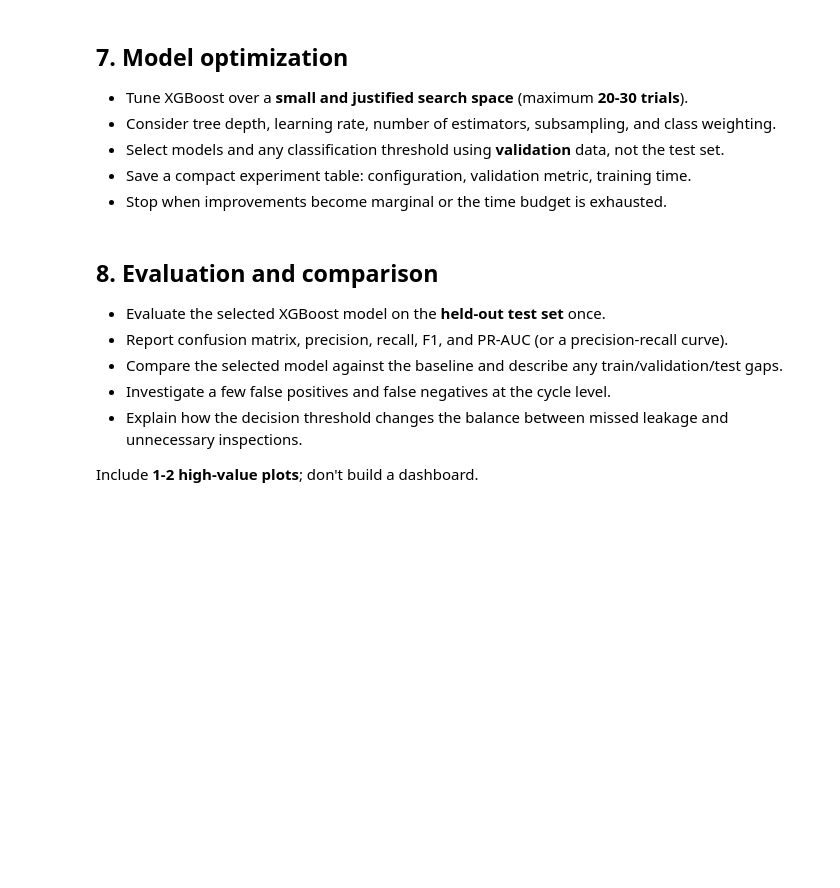
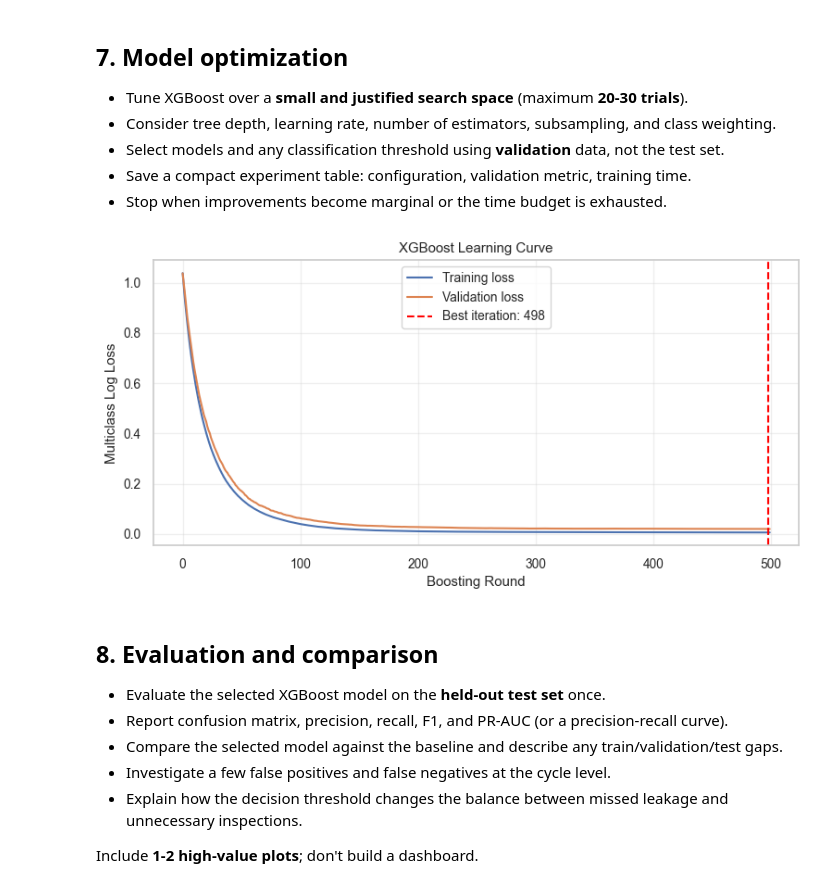
Before and after one commit to EladJoseph/Data-Science-Project---ML-classification-, a Jupyter notebook: Revised_Data_Science_Pipeline_XGBoost_SHAP_Audio_LIME.ipynb, the cells around one changed output. Drawn from its saved outputs; the diff is of its cells as text; code cells hidden in the pictures; blank space fills up the shorter version.

```diff
--- a/Revised_Data_Science_Pipeline_XGBoost_SHAP_Audio_LIME.ipynb
+++ b/Revised_Data_Science_Pipeline_XGBoost_SHAP_Audio_LIME.ipynb
@@ -840,4 +1112,28 @@ Two models are enough for the required scope. A Random Forest is optional, not m
 - Save a compact experiment table: configuration, validation metric, training time.
 - Stop when improvements become marginal or the time budget is exhausted.
 # %%
-# TODO: Run a bounded tuning experiment and record the selected configuration.
+results = xgb_model.evals_result()
+
+train_loss = results["validation_0"]["mlogloss"]
+val_loss = results["validation_1"]["mlogloss"]
+
+plt.figure(figsize=(9, 4))
+
+plt.plot(train_loss, label="Training loss")
+plt.plot(val_loss, label="Validation loss")
+
+plt.axvline(
+    xgb_model.best_iteration,
+    color="red",
+    linestyle="--",
+    label=f"Best iteration: {xgb_model.best_iteration}"
+)
+
+plt.xlabel("Boosting Round")
+plt.ylabel("Multiclass Log Loss")
+plt.title("XGBoost Learning Curve")
+plt.legend()
+plt.grid(alpha=0.3)
+plt.show()
+# %% [output]
+[figure, added]
```
Also changed, not shown: parts of 26 cells of this notebook, 4 other files.
